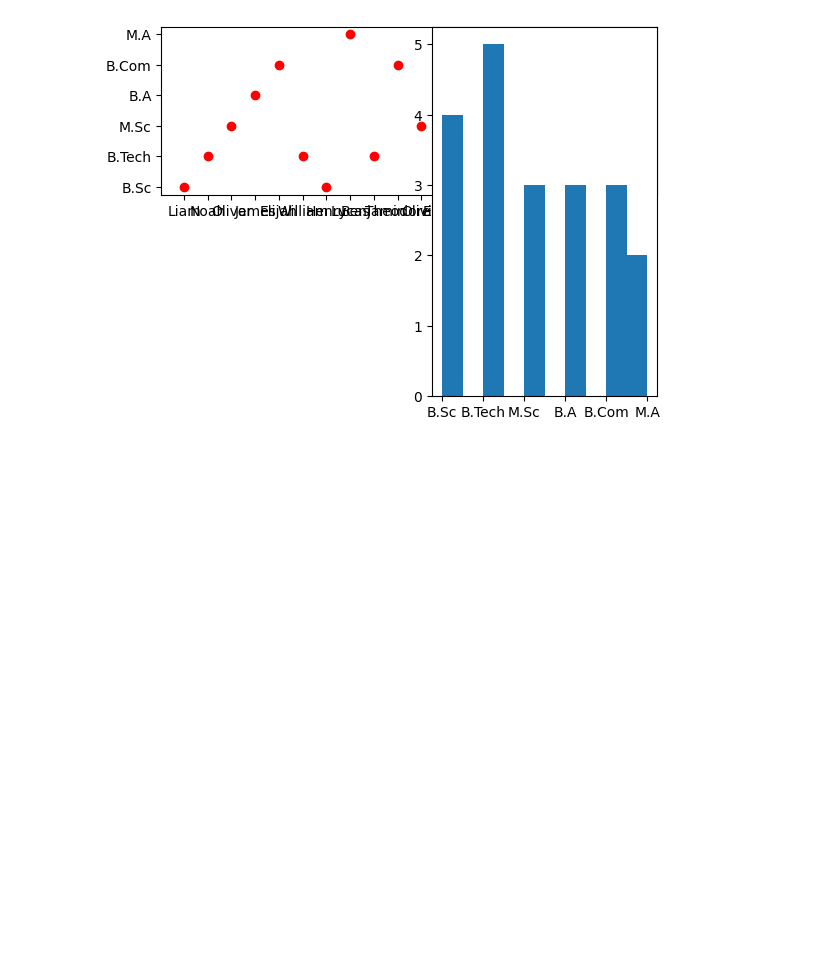
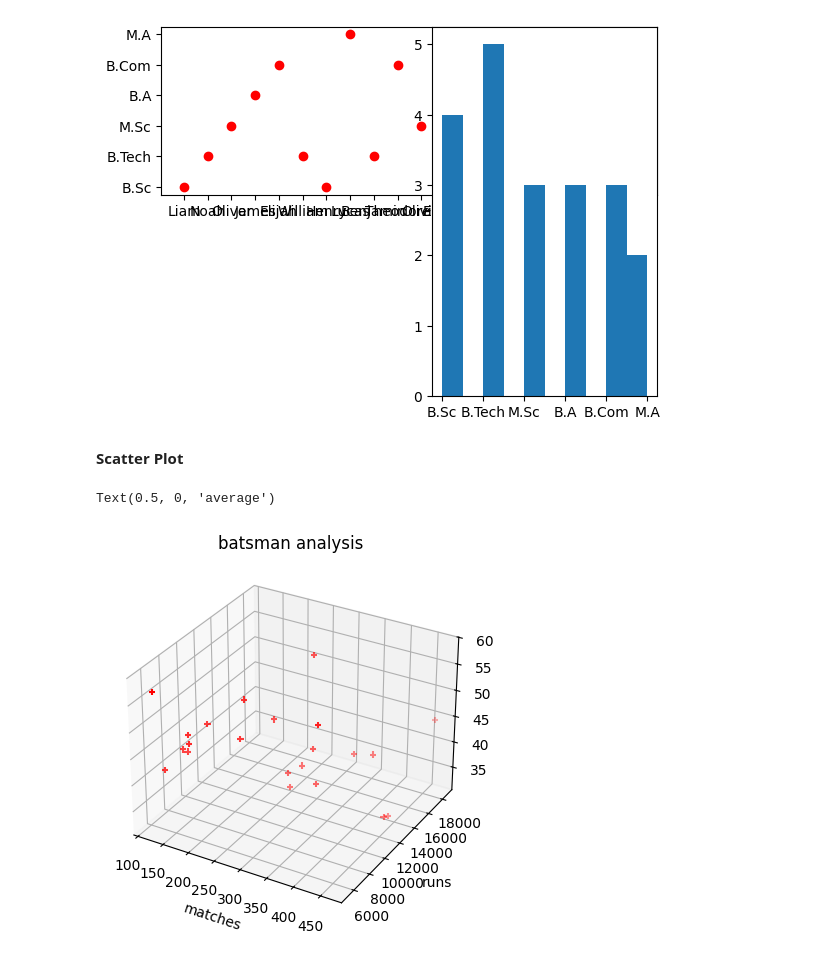
Before and after one commit to SUCCESSneeded/practice, a Jupyter notebook: subplot.ipynb, the cells around one changed output. Cells and saved outputs as stored; diff of their text form; code cells hidden in the pictures; blank space fills up the shorter version.

```diff
--- a/subplot.ipynb
+++ b/subplot.ipynb
@@ -125,3 +127,51 @@ ax2.hist(df['degree'])
  array([0. , 0.5, 1. , 1.5, 2. , 2.5, 3. , 3.5, 4. , 4.5, 5. ]),
  <BarContainer object of 10 artists>)
 [figure]
+# %% [markdown]
+**Scatter Plot**
+# %%
+import pandas as pd
+import matplotlib.pyplot as plt
+
+data = {
+    "Name": [
+        "Sachin Tendulkar", "Ricky Ponting", "Virat Kohli", "Kumar Sangakkara", "Jacques Kallis",
+        "Hashim Amla", "Brian Lara", "Mahela Jayawardene", "Rahul Dravid", "AB de Villiers",
+        "MS Dhoni", "Chris Gayle", "Rohit Sharma", "David Warner", "Kane Williamson",
+        "Joe Root", "Steve Smith", "Babur Azam", "Quinton de Kock", "Ross Taylor",
+        "Sourav Ganguly", "Sanath Jayasuriya"
+    ],
+    "Matches": [
+        463, 375, 295, 404, 328,
+        181, 299, 448, 344, 228,
+        350, 301, 265, 161, 165,
+        171, 142, 117, 155, 236,
+        311, 445
+    ],
+    "Runs": [
+        18426, 13704, 13906, 14234, 11579,
+        8113, 10405, 12650, 10889, 9577,
+        10773, 10480, 10866, 6932, 6818,
+        6522, 5416, 5729, 6770, 8607,
+        11363, 13430
+    ],
+    "Average": [
+        44.83, 42.03, 58.18, 41.98, 44.36,
+        49.46, 40.48, 33.37, 39.16, 53.50,
+        50.57, 37.83, 49.16, 45.30, 48.70,
+        47.60, 43.32, 56.72, 45.74, 47.55,
+        41.02, 32.36
+    ]
+}
+
+df=pd.DataFrame(data)
+fig=plt.figure()
+ax=plt.subplot(projection='3d')
+ax.scatter3D(df['Matches'],df['Runs'],df['Average'],marker='+',color='red')
+ax.set_title("batsman analysis")
+ax.set_xlabel("matches")
+ax.set_ylabel("runs")
+ax.set_zlabel("average")
+# %% [output]
+Text(0.5, 0, 'average')
+[figure, added]
```
Also changed, not shown: parts of 15 cells of this notebook.
